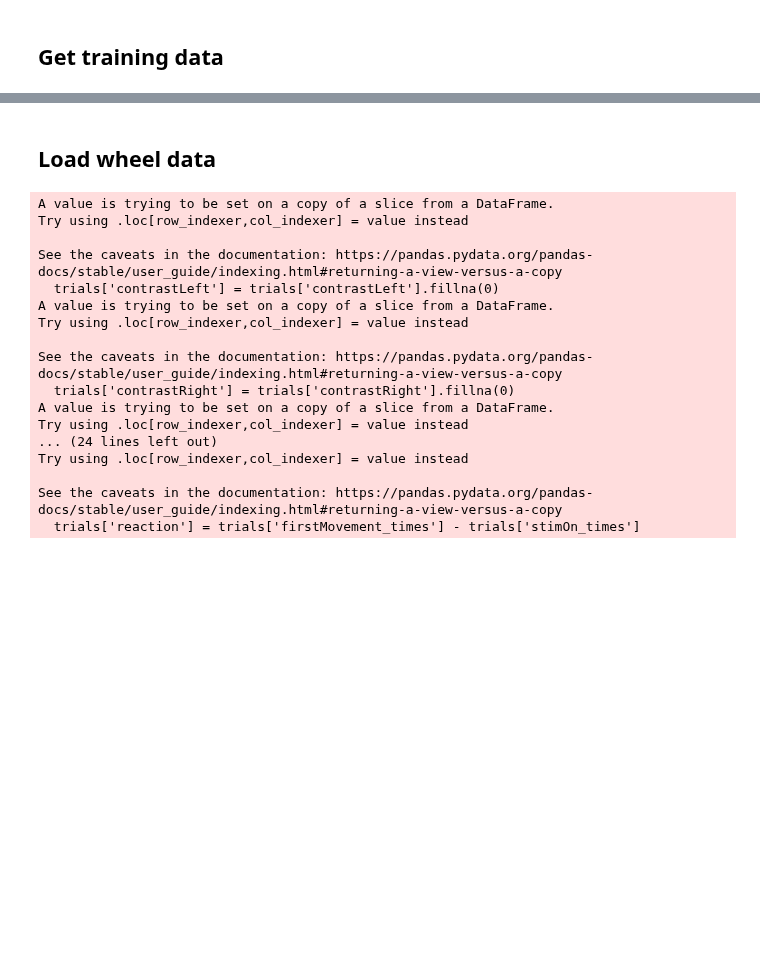
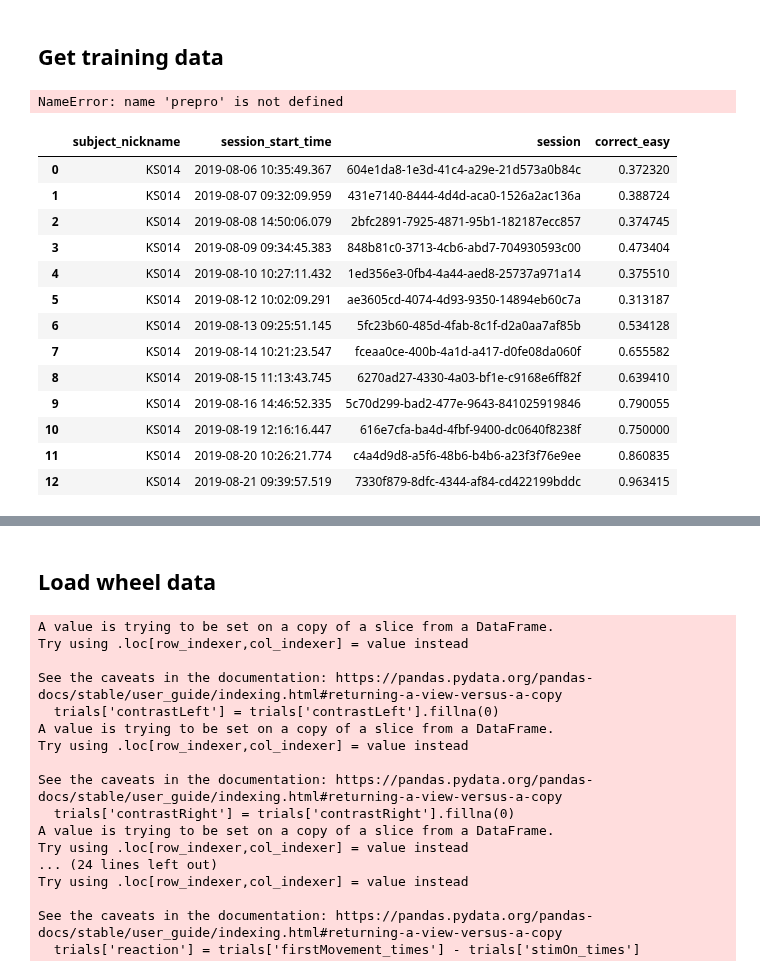
Before and after one commit to ineslaranjeira/representation_learning_variability, a Jupyter notebook: Wheel/proficient_wheel.ipynb, the cells around one changed output, grey strips where cells are left out. Drawn from its saved outputs; the diff is of its cells as text; code cells hidden in the pictures; blank space fills up the shorter version.

```diff
--- a/Wheel/proficient_wheel.ipynb
+++ b/Wheel/proficient_wheel.ipynb
@@ -84,0 +67,5 @@ data = subjects_interest_data(['KS014'], phase='proficient')
+# %%
+new_data = prepro(data)
+new_data
+# %% [output]
+NameError: name 'prepro' is not defined
@@ -84,0 +75,17 @@ data = subjects_interest_data(['KS014'], phase='proficient')
+# %%
+perf
+# %% [output]
+|  | subject_nickname | session_start_time | session | correct_easy |
+| 0 | KS014 | 2019-08-06 10:35:49.367 | 604e1da8-1e3d-41c4-a29e-21d573a0b84c | 0.372320 |
+| 1 | KS014 | 2019-08-07 09:32:09.959 | 431e7140-8444-4d4d-aca0-1526a2ac136a | 0.388724 |
+| 2 | KS014 | 2019-08-08 14:50:06.079 | 2bfc2891-7925-4871-95b1-182187ecc857 | 0.374745 |
+| 3 | KS014 | 2019-08-09 09:34:45.383 | 848b81c0-3713-4cb6-abd7-704930593c00 | 0.473404 |
+| 4 | KS014 | 2019-08-10 10:27:11.432 | 1ed356e3-0fb4-4a44-aed8-25737a971a14 | 0.375510 |
+| 5 | KS014 | 2019-08-12 10:02:09.291 | ae3605cd-4074-4d93-9350-14894eb60c7a | 0.313187 |
+| 6 | KS014 | 2019-08-13 09:25:51.145 | 5fc23b60-485d-4fab-8c1f-d2a0aa7af85b | 0.534128 |
+| 7 | KS014 | 2019-08-14 10:21:23.547 | fceaa0ce-400b-4a1d-a417-d0fe08da060f | 0.655582 |
+| 8 | KS014 | 2019-08-15 11:13:43.745 | 6270ad27-4330-4a03-bf1e-c9168e6ff82f | 0.639410 |
+| 9 | KS014 | 2019-08-16 14:46:52.335 | 5c70d299-bad2-477e-9643-841025919846 | 0.790055 |
+| 10 | KS014 | 2019-08-19 12:16:16.447 | 616e7cfa-ba4d-4fbf-9400-dc0640f8238f | 0.750000 |
+| 11 | KS014 | 2019-08-20 10:26:21.774 | c4a4d9d8-a5f6-48b6-b4b6-a23f3f76e9ee | 0.860835 |
+| 12 | KS014 | 2019-08-21 09:39:57.519 | 7330f879-8dfc-4344-af84-cd422199bddc | 0.963415 |
```
Also changed, not shown: parts of 11 cells of this notebook, 1 other file.
